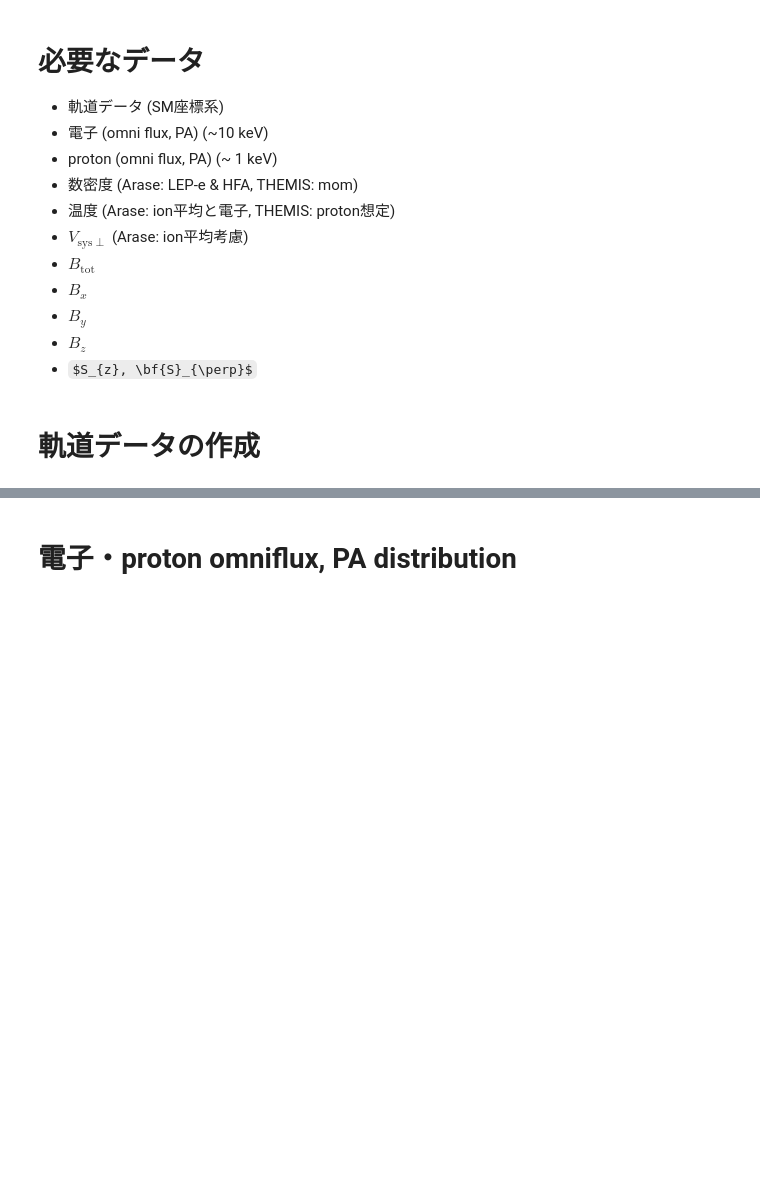
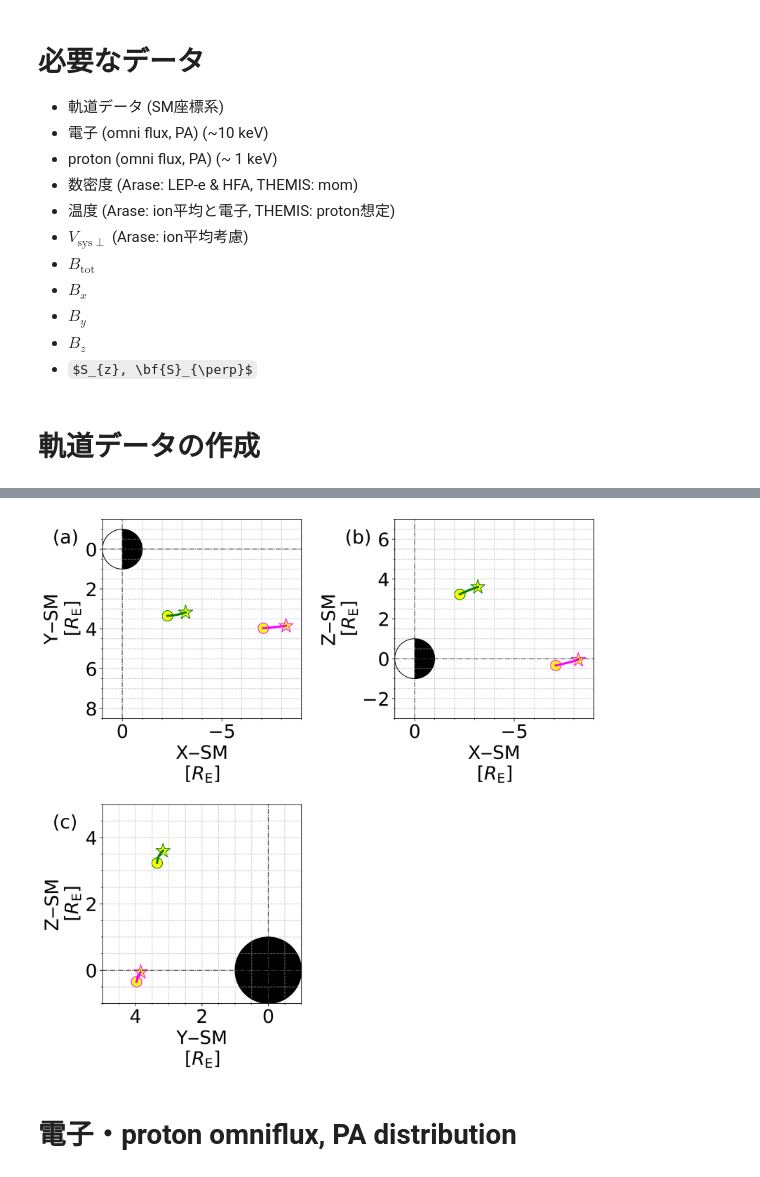
Before and after one commit to santanka/observation_workspace, a Jupyter notebook: KAW_observation/KAW_observation_2025_fig1.ipynb, the cells around one changed output, grey strips where cells are left out. Drawn from its saved outputs; the diff is of its cells as text; code cells hidden in the pictures; some formulas as TeX source; blank space fills up the shorter version.

```diff
--- a/KAW_observation/KAW_observation_2025_fig1.ipynb
+++ b/KAW_observation/KAW_observation_2025_fig1.ipynb
@@ -66,9 +109,9 @@ def pretty(ax, xlabel, ylabel):
     ax.axvline(0, color='k', lw=1, linestyle='-.', alpha=0.7)
     ax.set_aspect('equal', 'box')
 
-fig = plt.figure(figsize=(18, 6), dpi=300)
+fig = plt.figure(figsize=(11, 11), dpi=300)
 
-ax1 = fig.add_subplot(131)
+ax1 = fig.add_subplot(221)
 ax1.plot(themis_a_pos_sm_x, themis_a_pos_sm_y, color='magenta', label='THEMIS-A', linewidth=3)
 ax1.scatter(themis_a_pos_sm_x[0],  themis_a_pos_sm_y[0],  marker='o', c='yellow', s=200, edgecolors='magenta', linewidths=1)
 ax1.scatter(themis_a_pos_sm_x[-1], themis_a_pos_sm_y[-1], marker='*', c='yellow', s=400, edgecolors='magenta', linewidths=1)
@@ -80,7 +123,7 @@ ax1.set_xlim(1, -9)
 ax1.set_ylim(8.5, -1.5)
 
 
-ax2 = fig.add_subplot(132)
+ax2 = fig.add_subplot(222)
 ax2.plot(themis_a_pos_sm_x, themis_a_pos_sm_z, color='magenta', label='THEMIS-A', linewidth=3)
 ax2.scatter(themis_a_pos_sm_x[0],  themis_a_pos_sm_z[0],  marker='o', c='yellow', s=200, edgecolors='magenta', linewidths=1)
 ax2.scatter(themis_a_pos_sm_x[-1], themis_a_pos_sm_z[-1], marker='*', c='yellow', s=400, edgecolors='magenta', linewidths=1)
@@ -91,40 +134,42 @@ pretty(ax2, 'X‒SM\n'+ r'[$R_{\mathrm{E}}$]', 'Z‒SM\n'+ r'[$R_{\mathrm{E}}$]'
 ax2.set_xlim(1, -9)
 ax2.set_ylim(-3, 7)
 
-ax3 = fig.add_subplot(133)
+ax3 = fig.add_subplot(223)
 ax3.plot(themis_a_pos_sm_y, themis_a_pos_sm_z, color='magenta', label='THEMIS-A', linewidth=3)
 ax3.scatter(themis_a_pos_sm_y[0],  themis_a_pos_sm_z[0],  marker='o', c='yellow', s=200, edgecolors='magenta', linewidths=1)
 ax3.scatter(themis_a_pos_sm_y[-1], themis_a_pos_sm_z[-1], marker='*', c='yellow', s=400, edgecolors='magenta', linewidths=1)
 ax3.plot(Arase_pos_sm_y, Arase_pos_sm_z, color='green', label='Arase', linewidth=3)
 ax3.scatter(Arase_pos_sm_y[0],  Arase_pos_sm_z[0],  marker='o', c='yellow', s=200, edgecolors='green', linewidths=1)
 ax3.scatter(Arase_pos_sm_y[-1], Arase_pos_sm_z[-1], marker='*', c='yellow', s=400, edgecolors='green', linewidths=1)
 pretty(ax3, 'Y‒SM\n'+ r'[$R_{\mathrm{E}}$]', 'Z‒SM\n'+ r'[$R_{\mathrm{E}}$]')
 ax3.set_xlim(5, -1)
 ax3.set_ylim(-1, 5)
 
 for ax in (ax1, ax2, ax3):
     th = np.linspace(0, 2*np.pi, 256)
     ax.plot(np.cos(th), np.sin(th), 'k-', lw=1, alpha=1)
     if ax == ax1 or ax == ax2:
         # 円の中のx<0の部分を塗りつぶす
         ax.fill_betweenx(np.sin(th), np.cos(th), 0, where=(np.cos(th)<0), color='k')
     if ax == ax3:
         # 円の中を塗りつぶす
         ax.fill_betweenx(np.sin(th), np.cos(th), 0, where=(np.cos(th)<0), color='k')
         ax.fill_betweenx(np.sin(th), np.cos(th), 0, where=(np.cos(th)>0), color='k')
 
     # 各図の外左上に(a-1) (a-2) (a-3) の文字を入れる
     if ax == ax1:
-        ax.text(-0.25, 0.95, '(a-1)', transform=ax.transAxes, verticalalignment='top')
+        ax.text(-0.25, 0.95, '(a)', transform=ax.transAxes, verticalalignment='top')
     elif ax == ax2:
-        ax.text(-0.25, 0.95, '(a-2)', transform=ax.transAxes, verticalalignment='top')
+        ax.text(-0.25, 0.95, '(b)', transform=ax.transAxes, verticalalignment='top')
     elif ax == ax3:
-        ax.text(-0.25, 0.95, '(a-3)', transform=ax.transAxes, verticalalignment='top')
+        ax.text(-0.25, 0.95, '(c)', transform=ax.transAxes, verticalalignment='top')
 
 fig.tight_layout()
 plt.show()
 
 fig.savefig(r"/mnt/j/KAW_observation/Figure_1_a.pdf")
+# %% [output]
+[figure, added]
 # %% [markdown]
 # 電子・proton omniflux, PA distribution
 # %%
```
Also changed, not shown: parts of 28 cells of this notebook, 3 other files.
